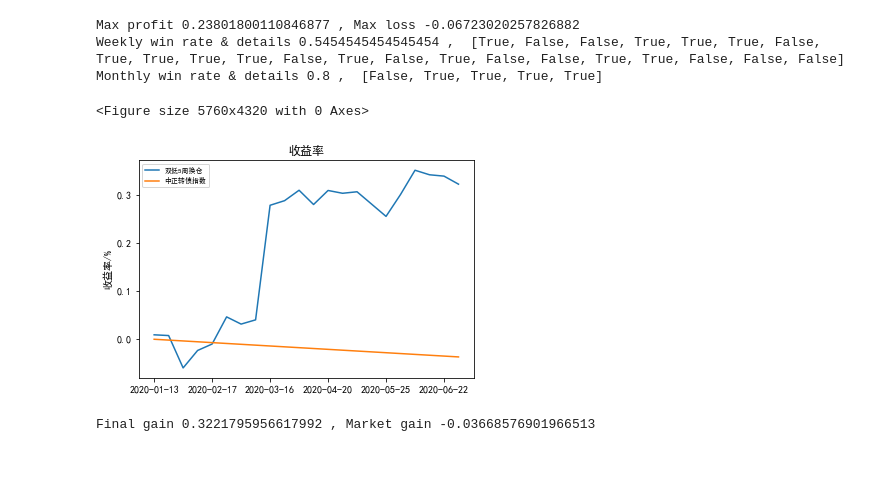
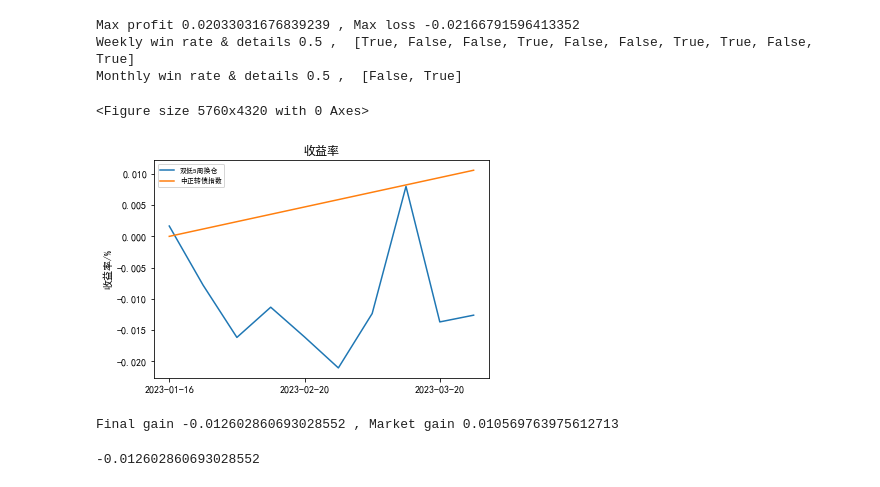
Before and after one commit to yts798/Convertible-Bond-Database, a Jupyter notebook: strategy/strategy_backtest.ipynb, the cells around one changed output. Cells and saved outputs as stored; diff of their text form; code cells hidden in the pictures.

```diff
--- a/strategy/strategy_backtest.ipynb
+++ b/strategy/strategy_backtest.ipynb
@@ -181,10 +211,6 @@ def win_stat(res):
     winm_rate = winm/len(winsm)
     print("Weekly win rate & details", win_rate, ", ", wins)
     print("Monthly win rate & details", winm_rate,", ", winsm)
-# %%
-a = []
-for i in a:
-    print(1)
 # %%
 # calculate
 def cumulative_profit(days, grp_cd, flt_cd, dl):
@@ -204,23 +230,31 @@ def cumulative_profit(days, grp_cd, flt_cd, dl):
             exist =list(set(exist_tr).intersection(set(exist_nr)))
 
         select = exist.copy()
-        if grp_cd == []:
-            for gcd in grp_cd:
-                if gcd[0] = 'id'
-
+        candidate = []
+        if grp_cd != []:
+            grp = transform_group(grp_cd)
+            for cd in grp[1]:
+                select = exist.copy()
+                select = select_group(grp[0], days[i], select, cd)
                 for fcd in flt_cd:
                     select = select_condition(select, days[i], fcd)
                 if dl > 0:
-                    select = retrieve_low_nodes(select, days[i], 5)
+                    select = retrieve_low_nodes(select, days[i], dl)
+                for cd in select:
+                    candidate.append(cd)
+
+
 
         else:
             for fcd in flt_cd:
                 select = select_condition(select, days[i], fcd)
             if dl > 0:
-                select = retrieve_low_nodes(select, days[i], 5)
+                select = retrieve_low_nodes(select, days[i], dl)
 
+            candidate = select.copy()
 
-        all_select.append(select)
+#         print(candidate, days[i])
+        all_select.append(candidate)
 
 
         if i >= 1:
@@ -244,16 +278,25 @@ def cumulative_profit(days, grp_cd, flt_cd, dl):
 #     print(profit)
     return cm_profit, one_profit
 # %%
-grp_cd = [['id', 1, ['农林牧渔(2021)', '基础化工(2021)', '美容护理(2021)', '通信(2021)', '非银金融(2021)', '电力设备(2021)', '汽车(2021)', '电子(2021)']]
-fil_cd = [['trt',2,10], ['ytm',0.5,100], ['bl',0.3,7]]
+idlst = ['农林牧渔(2021)', '基础化工(2021)', '美容护理(2021)', '通信(2021)', '非银金融(2021)', '电力设备(2021)', '汽车(2021)', '电子(2021)']
+prlst = [[110,120], [120,130], [130,140]]
+grp_cd = [['id', idlst], ['pr', prlst]]
+grp_cd = [['id', idlst]]
+grp_cd = [['pr', prlst]]
+grp_cd = []
+fil_cd = [['dp',100,10000], ['trt',2,10], ['ytm',0.5,100], ['bl',0.3,7]]
+fil_cd = []
 dl = 5
-cm_profit, one_profit = cumulative_profit(tm, []. fil_cd, dl)
+tm = f21wm
+cm_profit, one_profit = cumulative_profit(tm, grp_cd, fil_cd, dl)
 win_stat(one_profit)
 plot_profit(tm, cm_profit)
+cm_profit[-1]
 # %% [output]
-Max profit 0.23801800110846877 , Max loss -0.06723020257826882
-Weekly win rate & details 0.5454545454545454 ,  [True, False, False, True, True, True, False, True, True, True, True, False, True, False, True, False, False, True, True, False, False, False]
-Monthly win rate & details 0.8 ,  [False, True, True, True, True]
+Max profit 0.02033031676839239 , Max loss -0.02166791596413352
+Weekly win rate & details 0.5 ,  [True, False, False, True, False, False, True, True, False, True]
+Monthly win rate & details 0.5 ,  [False, True]
 <Figure size 5760x4320 with 0 Axes>
-[figure, old version]
+[figure, new version]
-Final gain 0.3221795956617992 , Market gain -0.03668576901966513
+Final gain -0.012602860693028552 , Market gain 0.010569763975612713
+-0.012602860693028552
```
Also changed, not shown: parts of 14 cells of this notebook, 13 other files.
